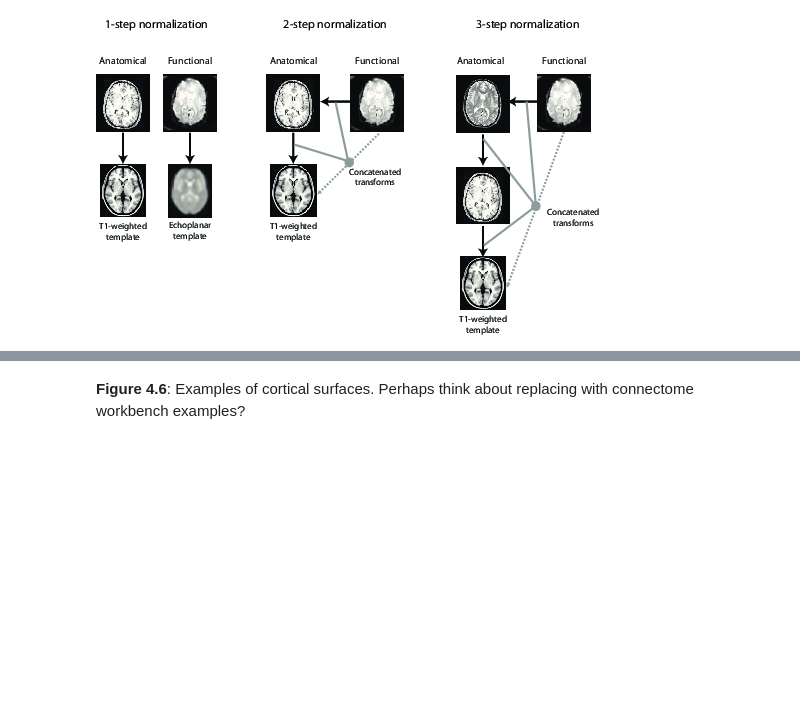
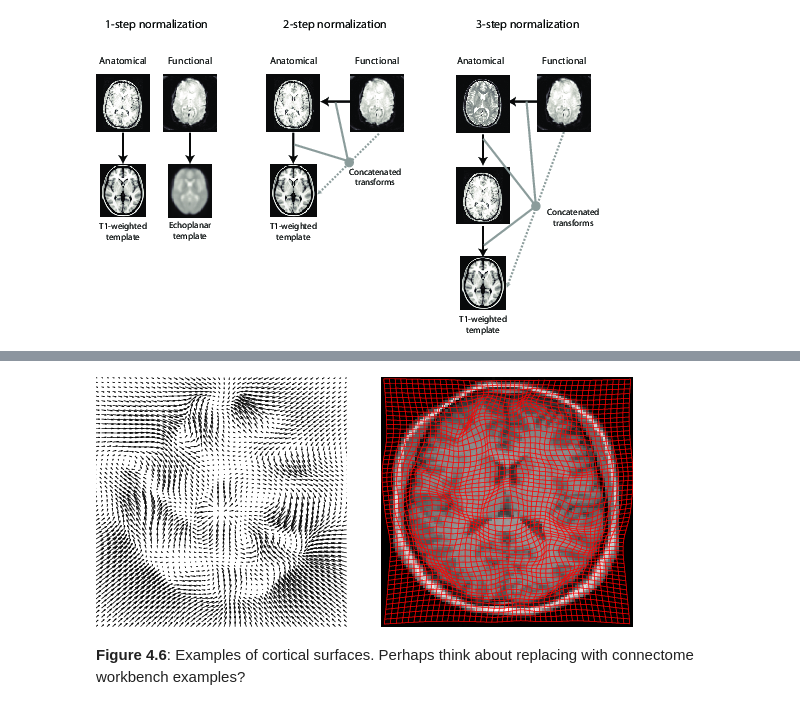
Before and after one commit to poldrack/fmri-handbook-2e-code, a Jupyter notebook: notebooks/Chapter4-SpatialNormalization/Chapter4-SpatialNormalization.ipynb, the cells around one changed output, grey strips where cells are left out. Drawn from its saved outputs; the diff is of its cells as text; code cells hidden in the pictures; blank space fills up the shorter version.

```diff
--- a/notebooks/Chapter4-SpatialNormalization/Chapter4-SpatialNormalization.ipynb
+++ b/notebooks/Chapter4-SpatialNormalization/Chapter4-SpatialNormalization.ipynb
@@ -91,2 +83,6 @@ __Figure 4.5__: Examples from different normalization procedures
+# %%
+WImage(filename=os.path.join(config.orig_figuredir,'Figure_4_5.pdf'))
+# %% [output]
+[figure, added]
 # %% [markdown]
 __Figure 4.6__: Examples of cortical surfaces.  Perhaps think about replacing with connectome workbench examples?
```
Also changed, not shown: parts of 14 cells of this notebook, 4 other files.
